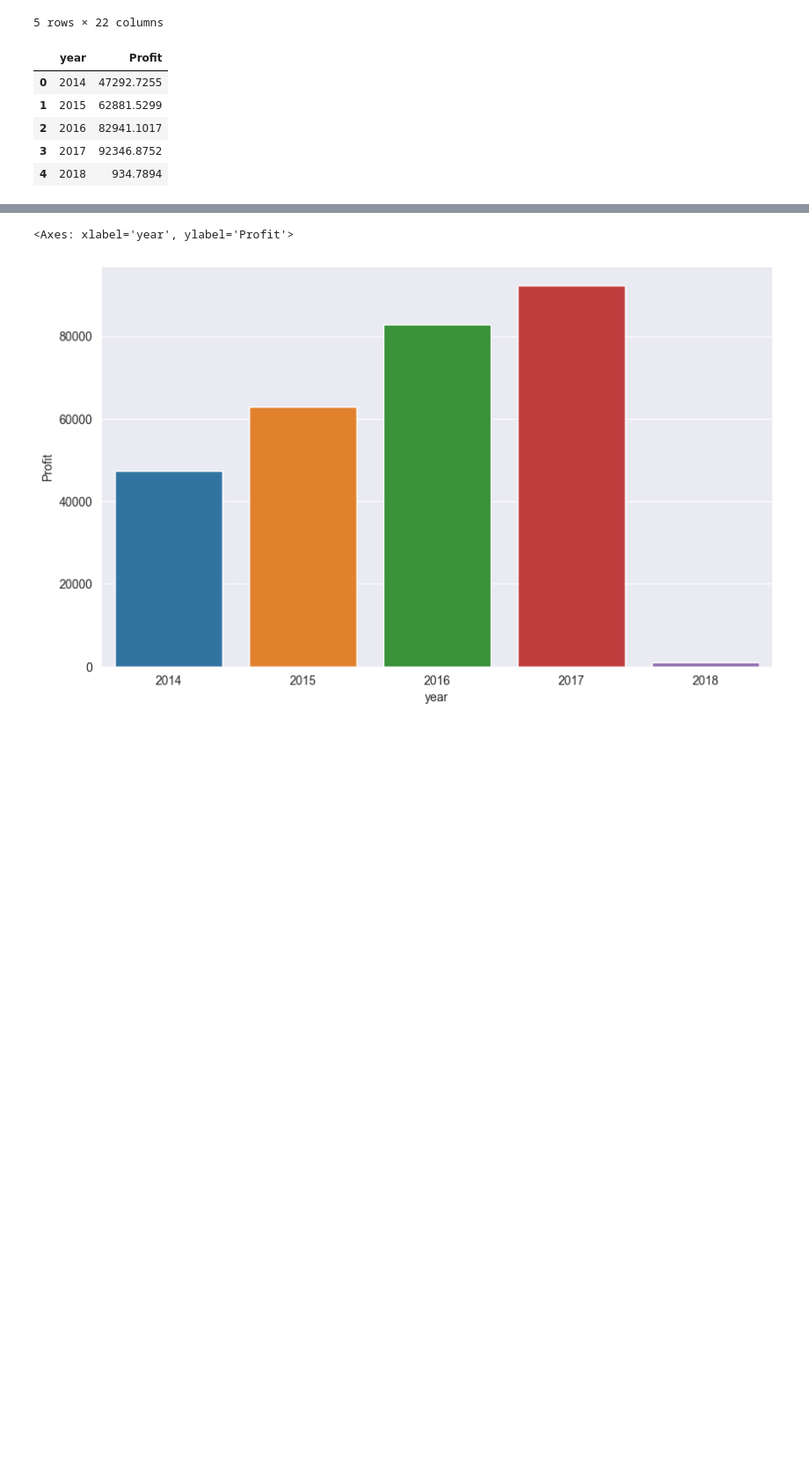
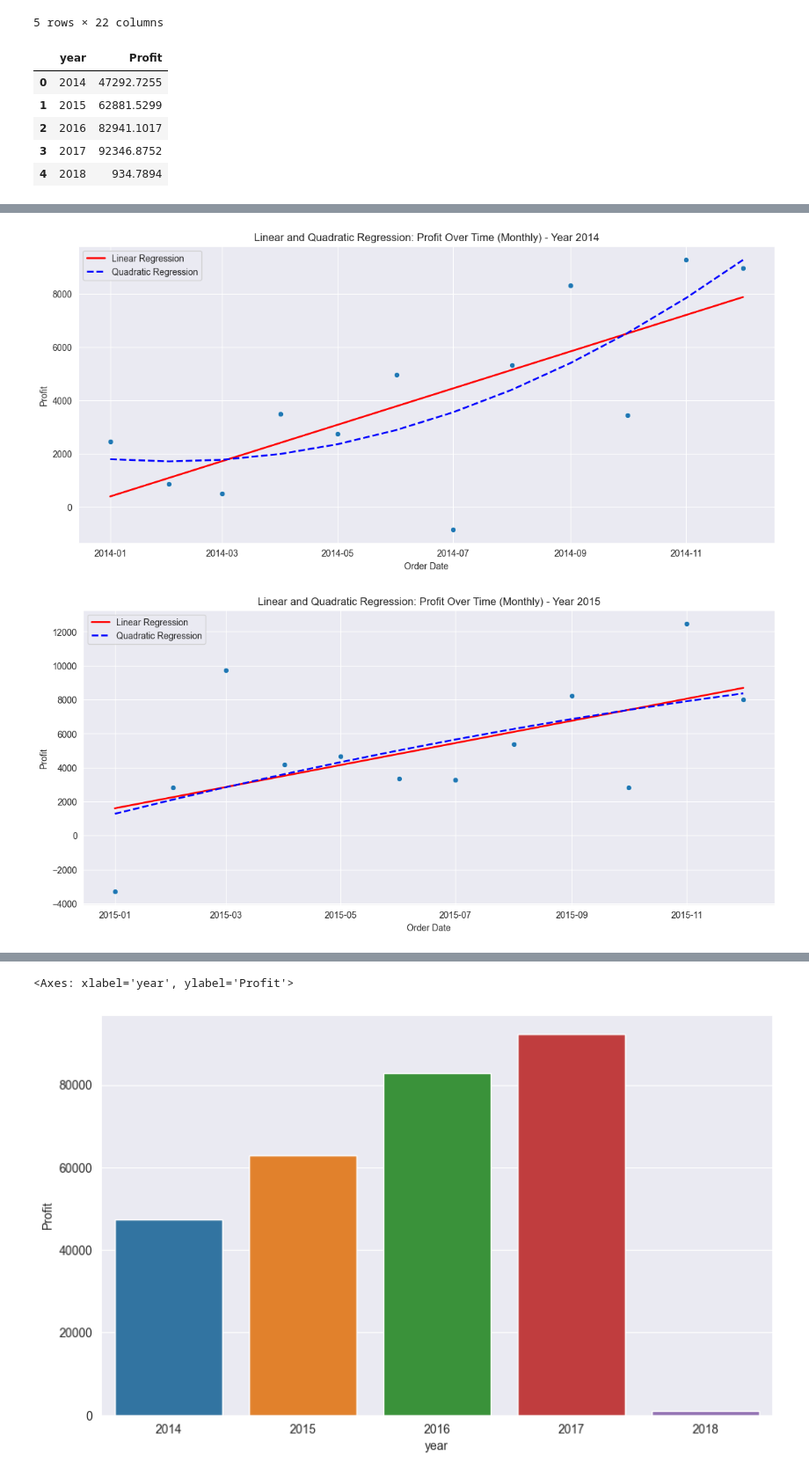
Before and after one commit to EricShinozaki/CS-2410-Final-Project, a Jupyter notebook: CS2410 Final Project.ipynb, the cells around one changed output, grey strips where cells are left out. Shown at 88% size. Cells and saved outputs as stored; diff of their text form; code cells hidden in the pictures; blank space fills up the shorter version.

```diff
--- a/CS2410 Final Project.ipynb
+++ b/CS2410 Final Project.ipynb
@@ -53,0 +79,41 @@ profitVsTime.head()
+# %%
+from sklearn.preprocessing import PolynomialFeatures
+
+df['year'] = df['Order Date'].dt.year
+df['month'] = df['Order Date'].dt.month
+
+#group by year and month and calculate the sum of profits and sales
+monthly_data = df.groupby(['year', 'month']).agg({'Profit': 'sum', 'Sales': 'sum'}).reset_index()
+
+#get unique years and iterate
+unique_years = df['year'].unique()
+
+for year in unique_years:
+    #filter data for specific year
+    year_data = monthly_data[monthly_data['year'] == year]
+
+    #linear regression for Profit over time
+    profit_time_model = LinearRegression()
+    X_profit = pd.to_datetime(year_data[['year', 'month']].assign(day=1)).apply(lambda x: x.timestamp()).values.reshape(-1, 1)
+    y_profit = year_data['Profit'].values
+    profit_time_model.fit(X_profit, y_profit)
+
+    #quadratic regression for Profit over time
+    quadratic_features = PolynomialFeatures(degree=2)
+    X_quadratic = quadratic_features.fit_transform(X_profit)
+    quadratic_model = LinearRegression()
+    quadratic_model.fit(X_quadratic, y_profit)
+
+    #plot graphs
+    plt.figure(figsize=(14, 6))
+    sns.scatterplot(x=pd.to_datetime(year_data[['year', 'month']].assign(day=1)), y='Profit', data=year_data)
+    plt.plot(pd.to_datetime(year_data[['year', 'month']].assign(day=1)), profit_time_model.predict(X_profit), color='red', linewidth=2, label='Linear Regression')
+    plt.plot(pd.to_datetime(year_data[['year', 'month']].assign(day=1)), quadratic_model.predict(quadratic_features.transform(X_profit)), '--', color='blue', linewidth=2, label='Quadratic Regression')
+    plt.title(f'Linear and Quadratic Regression: Profit Over Time (Monthly) - Year {year}')
+    plt.xlabel('Order Date')
+    plt.ylabel('Profit')
+    plt.legend()
+    plt.show()
+# %% [output]
+[figure, added]
+[figure, added]
```
Also changed, not shown: parts of 2 cells of this notebook.
